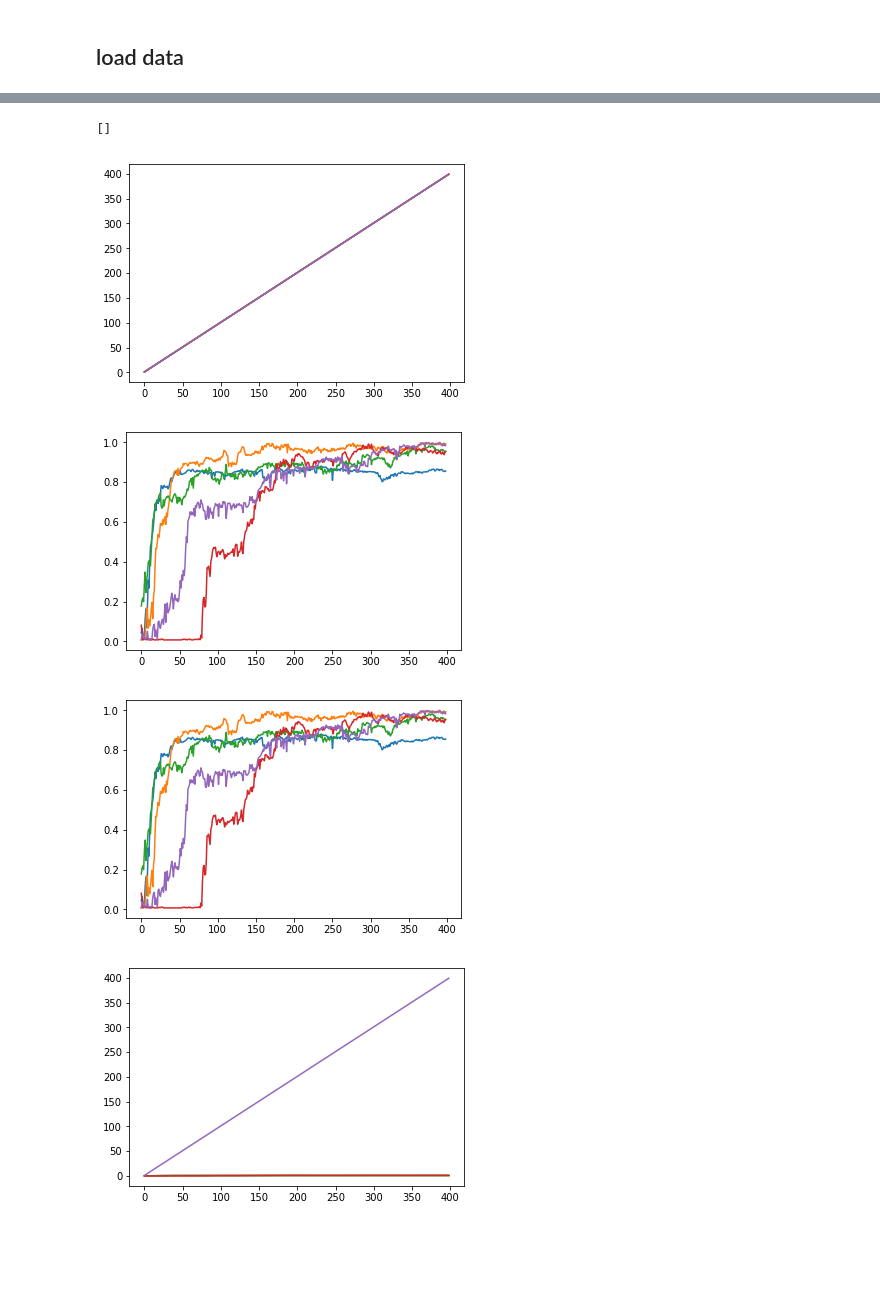
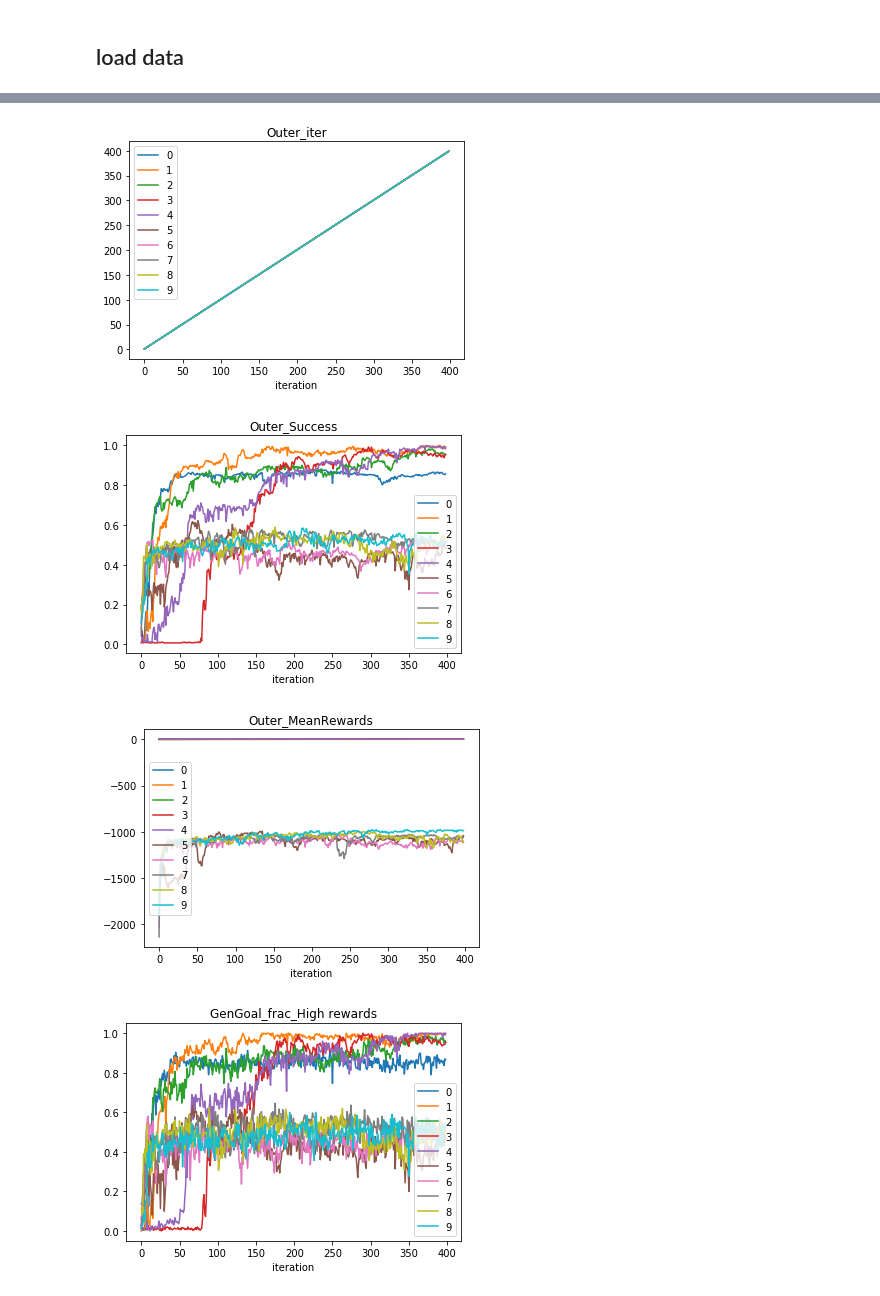
Before and after one commit to megan-klaiber/dl-lab-project, a Jupyter notebook: Visualisation_of_Reproduced_Results.ipynb, the cells around one changed output, grey strips where cells are left out. Saved outputs shown, nothing was run; the diff lists cells and outputs as text; code cells hidden in the pictures; blank space fills up the shorter version.

Commit message:
Visualisation working, not pretty yet.

```diff
--- a/Visualisation_of_Reproduced_Results.ipynb
+++ b/Visualisation_of_Reproduced_Results.ipynb
@@ -107,18 +80,21 @@ print(data[0,:,:])
-# %%
-print(data)
-# %% [output]
-[]
 # %%
-num_runs = 5
+num_runs = 10
 iteration_per_run = 399
-stat_types = 8
+stat_categories = ['Outer_iter', 'Outer_Success', 'Outer_MeanRewards', 'GenGoal_frac_High rewards',
+                   'GenGoal_frac_Other', 'GenGoal_frac_Good goals', 'GenGoal_frac_Performance Variation',
+                   'GenGoal_frac_Low rewards']
+stat_types = len(stat_categories)
+
 
 for stat_type in range(stat_types):
+    plt.title(stat_categories[stat_type])
+    plt.xlabel("iteration")
     for run in range(num_runs):
-        plt.plot(range(iteration_per_run), data[run, :, stat_type])
+        plt.plot(range(iteration_per_run), data[run, :, stat_type], label=run)
+    plt.legend()
     plt.show()
 # %% [output]
-[figure, old version]
+[figure, new version]
-[figure, old version]
+[figure, new version]
-[figure, old version]
+[figure, new version]
-[figure, old version]
+[figure, new version]
```
Also changed, not shown: parts of 4 cells of this notebook, 10 other files.
